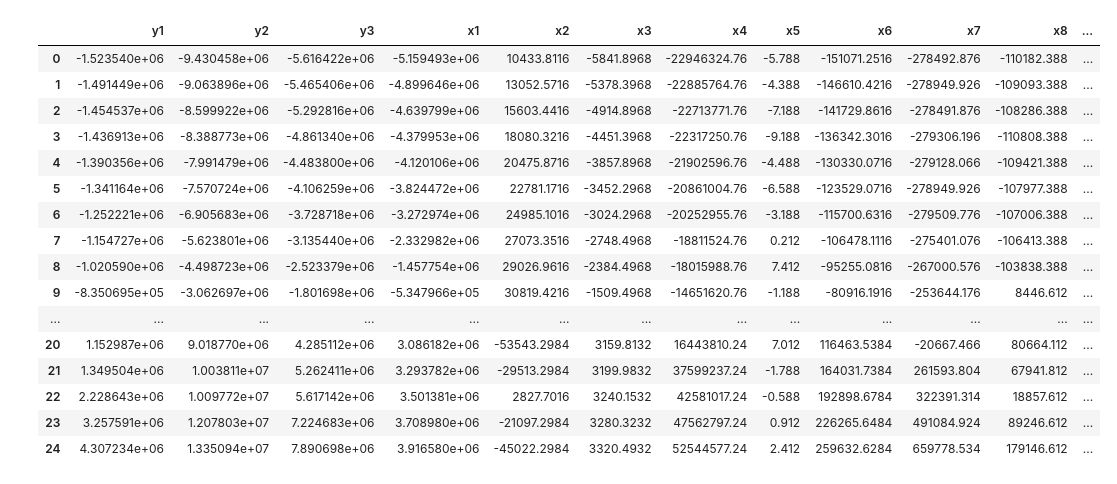
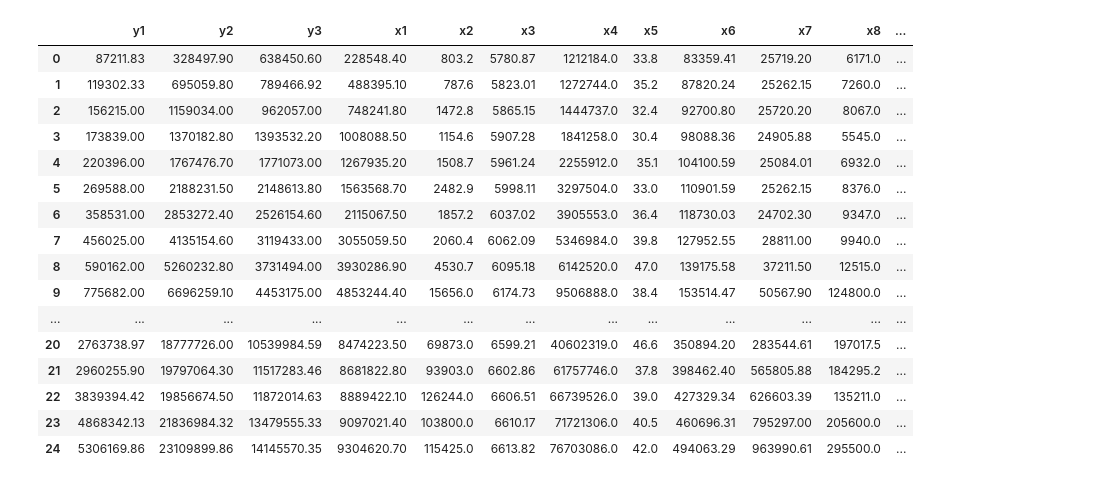
Before and after one commit to CosmDandy/-_4_-, a Jupyter notebook: Анализ данных на выбросы.ipynb, the cells around one changed output. Saved outputs shown, nothing was run; the diff lists cells and outputs as text; code cells hidden in the pictures.

```diff
--- a/Анализ данных на выбросы.ipynb
+++ b/Анализ данных на выбросы.ipynb
@@ -7,26 +7,25 @@ from plotly.subplots import make_subplots
 import plotly.graph_objects as go
 # %%
 data = pd.read_csv("input/DataNew.csv", delimiter=";").drop(columns='Год')
-data = data.apply(lambda x: x - x.mean())
 data
 # %% [output]
 |  | y1 | y2 | y3 | x1 | x2 | x3 | x4 | x5 | x6 | x7 | x8 | ... |
-| 0 | -1.523540e+06 | -9.430458e+06 | -5.616422e+06 | -5.159493e+06 | 10433.8116 | -5841.8968 | -22946324.76 | -5.788 | -151071.2516 | -278492.876 | -110182.388 | ... |
-| 1 | -1.491449e+06 | -9.063896e+06 | -5.465406e+06 | -4.899646e+06 | 13052.5716 | -5378.3968 | -22885764.76 | -4.388 | -146610.4216 | -278949.926 | -109093.388 | ... |
-| 2 | -1.454537e+06 | -8.599922e+06 | -5.292816e+06 | -4.639799e+06 | 15603.4416 | -4914.8968 | -22713771.76 | -7.188 | -141729.8616 | -278491.876 | -108286.388 | ... |
-| 3 | -1.436913e+06 | -8.388773e+06 | -4.861340e+06 | -4.379953e+06 | 18080.3216 | -4451.3968 | -22317250.76 | -9.188 | -136342.3016 | -279306.196 | -110808.388 | ... |
-| 4 | -1.390356e+06 | -7.991479e+06 | -4.483800e+06 | -4.120106e+06 | 20475.8716 | -3857.8968 | -21902596.76 | -4.488 | -130330.0716 | -279128.066 | -109421.388 | ... |
-| 5 | -1.341164e+06 | -7.570724e+06 | -4.106259e+06 | -3.824472e+06 | 22781.1716 | -3452.2968 | -20861004.76 | -6.588 | -123529.0716 | -278949.926 | -107977.388 | ... |
-| 6 | -1.252221e+06 | -6.905683e+06 | -3.728718e+06 | -3.272974e+06 | 24985.1016 | -3024.2968 | -20252955.76 | -3.188 | -115700.6316 | -279509.776 | -107006.388 | ... |
-| 7 | -1.154727e+06 | -5.623801e+06 | -3.135440e+06 | -2.332982e+06 | 27073.3516 | -2748.4968 | -18811524.76 | 0.212 | -106478.1116 | -275401.076 | -106413.388 | ... |
-| 8 | -1.020590e+06 | -4.498723e+06 | -2.523379e+06 | -1.457754e+06 | 29026.9616 | -2384.4968 | -18015988.76 | 7.412 | -95255.0816 | -267000.576 | -103838.388 | ... |
-| 9 | -8.350695e+05 | -3.062697e+06 | -1.801698e+06 | -5.347966e+05 | 30819.4216 | -1509.4968 | -14651620.76 | -1.188 | -80916.1916 | -253644.176 | 8446.612 | ... |
+| 0 | 87211.83 | 328497.90 | 638450.60 | 228548.40 | 803.2 | 5780.87 | 1212184.0 | 33.8 | 83359.41 | 25719.20 | 6171.0 | ... |
+| 1 | 119302.33 | 695059.80 | 789466.92 | 488395.10 | 787.6 | 5823.01 | 1272744.0 | 35.2 | 87820.24 | 25262.15 | 7260.0 | ... |
+| 2 | 156215.00 | 1159034.00 | 962057.00 | 748241.80 | 1472.8 | 5865.15 | 1444737.0 | 32.4 | 92700.80 | 25720.20 | 8067.0 | ... |
+| 3 | 173839.00 | 1370182.80 | 1393532.20 | 1008088.50 | 1154.6 | 5907.28 | 1841258.0 | 30.4 | 98088.36 | 24905.88 | 5545.0 | ... |
+| 4 | 220396.00 | 1767476.70 | 1771073.00 | 1267935.20 | 1508.7 | 5961.24 | 2255912.0 | 35.1 | 104100.59 | 25084.01 | 6932.0 | ... |
+| 5 | 269588.00 | 2188231.50 | 2148613.80 | 1563568.70 | 2482.9 | 5998.11 | 3297504.0 | 33.0 | 110901.59 | 25262.15 | 8376.0 | ... |
+| 6 | 358531.00 | 2853272.40 | 2526154.60 | 2115067.50 | 1857.2 | 6037.02 | 3905553.0 | 36.4 | 118730.03 | 24702.30 | 9347.0 | ... |
+| 7 | 456025.00 | 4135154.60 | 3119433.00 | 3055059.50 | 2060.4 | 6062.09 | 5346984.0 | 39.8 | 127952.55 | 28811.00 | 9940.0 | ... |
+| 8 | 590162.00 | 5260232.80 | 3731494.00 | 3930286.90 | 4530.7 | 6095.18 | 6142520.0 | 47.0 | 139175.58 | 37211.50 | 12515.0 | ... |
+| 9 | 775682.00 | 6696259.10 | 4453175.00 | 4853244.40 | 15656.0 | 6174.73 | 9506888.0 | 38.4 | 153514.47 | 50567.90 | 124800.0 | ... |
 | ... | ... | ... | ... | ... | ... | ... | ... | ... | ... | ... | ... | ... |
-| 20 | 1.152987e+06 | 9.018770e+06 | 4.285112e+06 | 3.086182e+06 | -53543.2984 | 3159.8132 | 16443810.24 | 7.012 | 116463.5384 | -20667.466 | 80664.112 | ... |
-| 21 | 1.349504e+06 | 1.003811e+07 | 5.262411e+06 | 3.293782e+06 | -29513.2984 | 3199.9832 | 37599237.24 | -1.788 | 164031.7384 | 261593.804 | 67941.812 | ... |
-| 22 | 2.228643e+06 | 1.009772e+07 | 5.617142e+06 | 3.501381e+06 | 2827.7016 | 3240.1532 | 42581017.24 | -0.588 | 192898.6784 | 322391.314 | 18857.612 | ... |
-| 23 | 3.257591e+06 | 1.207803e+07 | 7.224683e+06 | 3.708980e+06 | -21097.2984 | 3280.3232 | 47562797.24 | 0.912 | 226265.6484 | 491084.924 | 89246.612 | ... |
-| 24 | 4.307234e+06 | 1.335094e+07 | 7.890698e+06 | 3.916580e+06 | -45022.2984 | 3320.4932 | 52544577.24 | 2.412 | 259632.6284 | 659778.534 | 179146.612 | ... |
+| 20 | 2763738.97 | 18777726.00 | 10539984.59 | 8474223.50 | 69873.0 | 6599.21 | 40602319.0 | 46.6 | 350894.20 | 283544.61 | 197017.5 | ... |
+| 21 | 2960255.90 | 19797064.30 | 11517283.46 | 8681822.80 | 93903.0 | 6602.86 | 61757746.0 | 37.8 | 398462.40 | 565805.88 | 184295.2 | ... |
+| 22 | 3839394.42 | 19856674.50 | 11872014.63 | 8889422.10 | 126244.0 | 6606.51 | 66739526.0 | 39.0 | 427329.34 | 626603.39 | 135211.0 | ... |
+| 23 | 4868342.13 | 21836984.32 | 13479555.33 | 9097021.40 | 103800.0 | 6610.17 | 71721306.0 | 40.5 | 460696.31 | 795297.00 | 205600.0 | ... |
+| 24 | 5306169.86 | 23109899.86 | 14145570.35 | 9304620.70 | 115425.0 | 6613.82 | 76703086.0 | 42.0 | 494063.29 | 963990.61 | 295500.0 | ... |
 # %%
 # Построение графиков
 def combine_box_plots(height=2000, width=1100):
```
Also changed, not shown: parts of 1 cell of this notebook, 4 other files.
